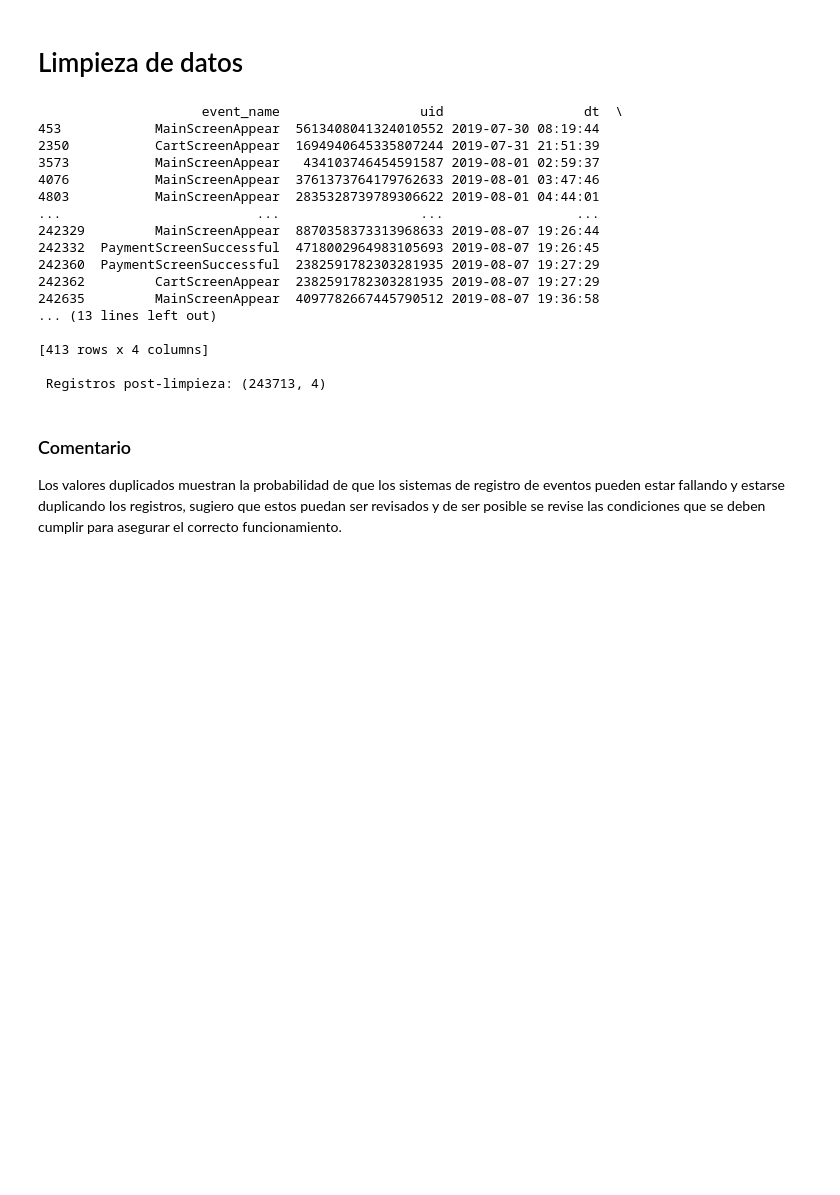
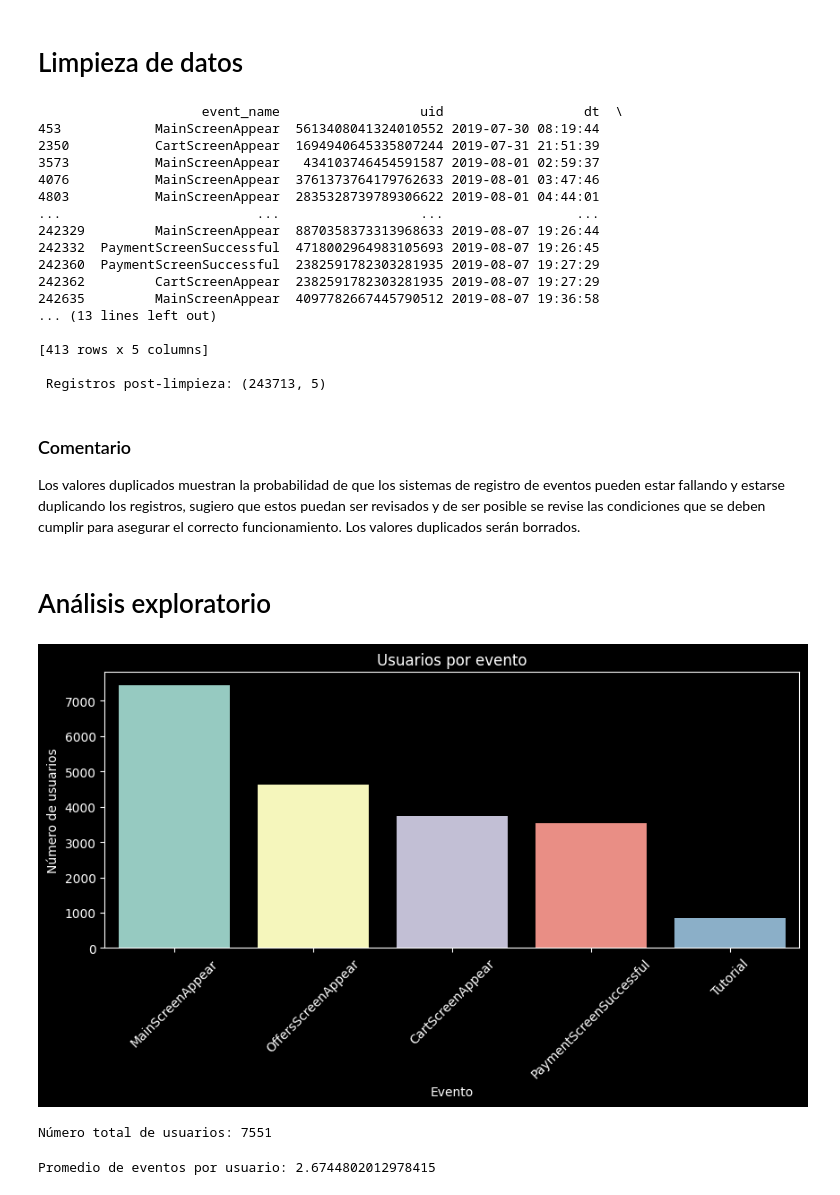
Before and after one commit to XivxnX/analisis_food-store, a Jupyter notebook: analisis_food-store.ipynb, the cells around one changed output. Saved outputs shown, nothing was run; the diff lists cells and outputs as text; code cells hidden in the pictures; blank space fills up the shorter version.

Commit message:
Update: análisis exploratorio

```diff
--- a/analisis_food-store.ipynb
+++ b/analisis_food-store.ipynb
@@ -74,14 +74,18 @@ Además puede resultar conveniente definir el tipo de datos para las columnas "D
 # Limpieza de datos
 # %%
 # definir nombres de columnas
-events.columns = ['event_name', 'uid', 'dt', 'exp_id']
+events.columns = ['event_name', 'uid', 'dt', 'group']
 # %%
 # convertir a strings
 events['uid'] = events['uid'].astype('str')
-events['exp_id'] = events['exp_id'].astype('str')
+events['group'] = events['group'].astype('str')
 
 # convertir a datetime
 events['dt'] = pd.to_datetime(events['dt'], unit='s')
+# %%
+# agregar columna de fecha
+events ['date'] = events['dt'].dt.date
+events['date'] = pd.to_datetime(events['date'])
 # %%
 # revisar duplicados
 duplicates = events[events.duplicated()]
@@ -107,9 +111,42 @@ print('\n', 'Registros post-limpieza:', events.shape)
 242635         MainScreenAppear  4097782667445790512 2019-08-07 19:36:58
 ... (13 lines left out)
 
-[413 rows x 4 columns]
+[413 rows x 5 columns]
 
- Registros post-limpieza: (243713, 4)
+ Registros post-limpieza: (243713, 5)
 # %% [markdown]
 ### Comentario
-Los valores duplicados muestran la probabilidad de que los sistemas de registro de eventos pueden estar fallando y estarse duplicando los registros, sugiero que estos puedan ser revisados y de ser posible se revise las condiciones que se deben cumplir para asegurar el correcto funcionamiento.
+Los valores duplicados muestran la probabilidad de que los sistemas de registro de eventos pueden estar fallando y estarse duplicando los registros, sugiero que estos puedan ser revisados y de ser posible se revise las condiciones que se deben cumplir para asegurar el correcto funcionamiento. Los valores duplicados serán borrados.
+# %% [markdown]
+# Análisis exploratorio
+# %%
+# número de usuarios por evento
+# dataframe de usuarios por evento
+users_per_event = events.groupby('event_name', as_index=False)['uid'].nunique()
+
+# gráfico de barras: usuarios por evento
+plt.style.use('dark_background')
+plt.figure(figsize=(10,4))
+sns.barplot(users_per_event.sort_values(by='uid', ascending=False),
+            x='event_name',
+            y='uid',
+            hue='event_name')
+plt.title('Usuarios por evento')
+plt.xlabel('Evento')
+plt.ylabel('Número de usuarios')
+plt.xticks(rotation=45)
+plt.show()
+
+# número total de usuarios
+print('Número total de usuarios:', events['uid'].nunique())
+# %% [output]
+[figure, added]
+Número total de usuarios: 7551
+# %%
+# número de eventos por usuario
+event_per_users = events.groupby('uid', as_index=False)['event_name'].nunique()
+
+# promedio de eventos por usuario
+print('Promedio de eventos por usuario:', event_per_users['event_name'].mean())
+# %% [output]
+Promedio de eventos por usuario: 2.6744802012978415
```
Also changed, not shown: parts of 7 cells of this notebook.
